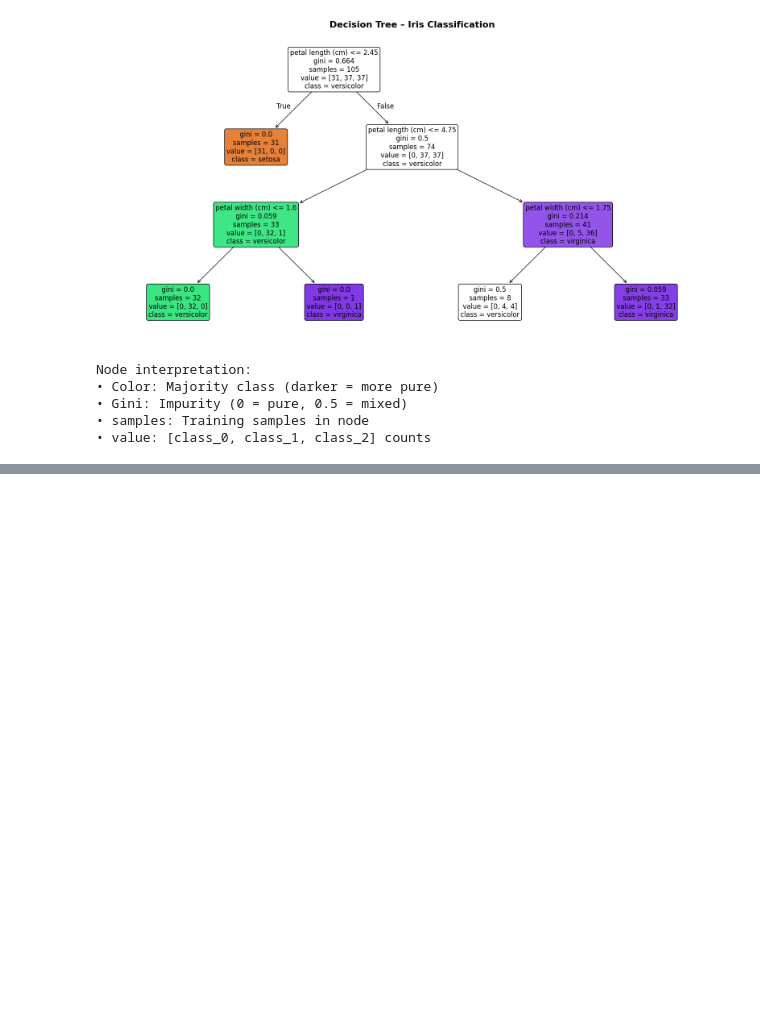
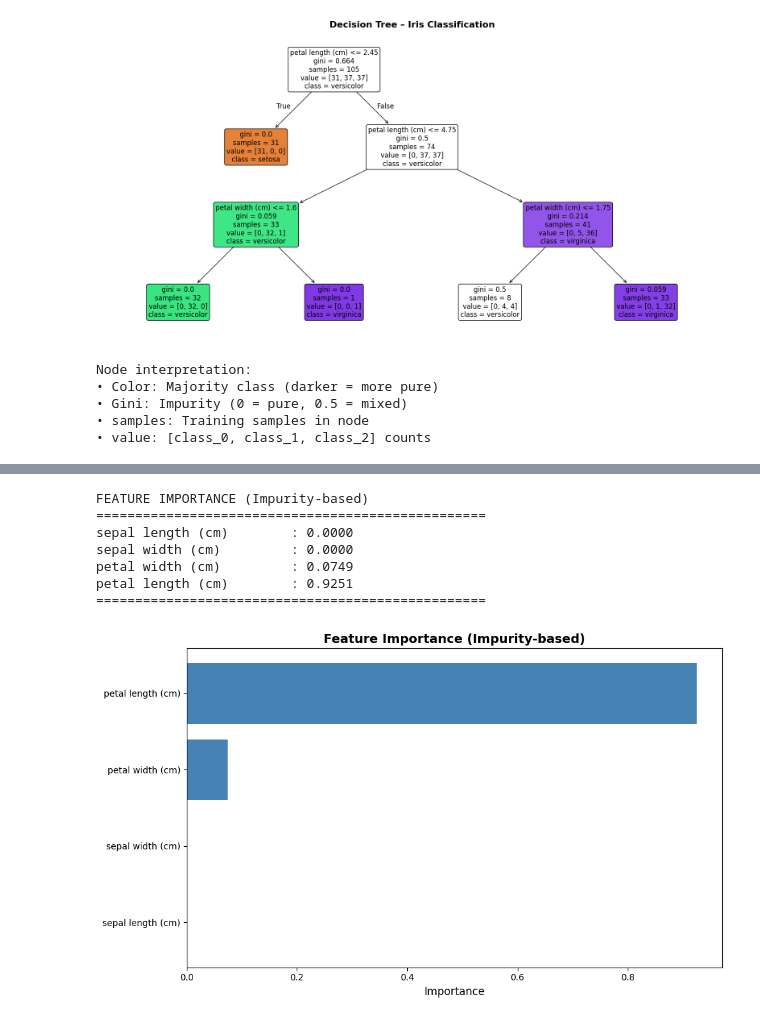
Before and after one commit to prat-kap/Assignment-Task-Management, a Jupyter notebook: Tree_visualisation.ipynb, the cells around one changed output, grey strips where cells are left out. Cells and saved outputs as stored; diff of their text form; code cells hidden in the pictures; blank space fills up the shorter version.

```diff
--- a/Tree_visualisation.ipynb
+++ b/Tree_visualisation.ipynb
@@ -70,0 +139,29 @@ Node interpretation:
+# %%
+import numpy as np
+import matplotlib.pyplot as plt
+
+importances = tree.feature_importances_
+indices = np.argsort(importances)[::1]
+
+print('FEATURE IMPORTANCE (Impurity-based)')
+print('='*50)
+for i in indices:
+    print(f'{feature_names[i]:25s}: {importances[i]:.4f}')
+print('='*50)
+
+plt.figure(figsize=(10, 6))
+plt.barh(range(len(importances)), importances[indices], color='steelblue')
+plt.yticks(range(len(importances)), [feature_names[i] for i in indices])
+plt.xlabel('Importance', fontsize=12)
+plt.title('Feature Importance (Impurity-based)', fontsize=14, fontweight='bold')
+plt.tight_layout()
+plt.show()
+# %% [output]
+FEATURE IMPORTANCE (Impurity-based)
+==================================================
+sepal length (cm)        : 0.0000
+sepal width (cm)         : 0.0000
+petal width (cm)         : 0.0749
+petal length (cm)        : 0.9251
+==================================================
+[figure, added]
```
Also changed, not shown: parts of 3 cells of this notebook.
